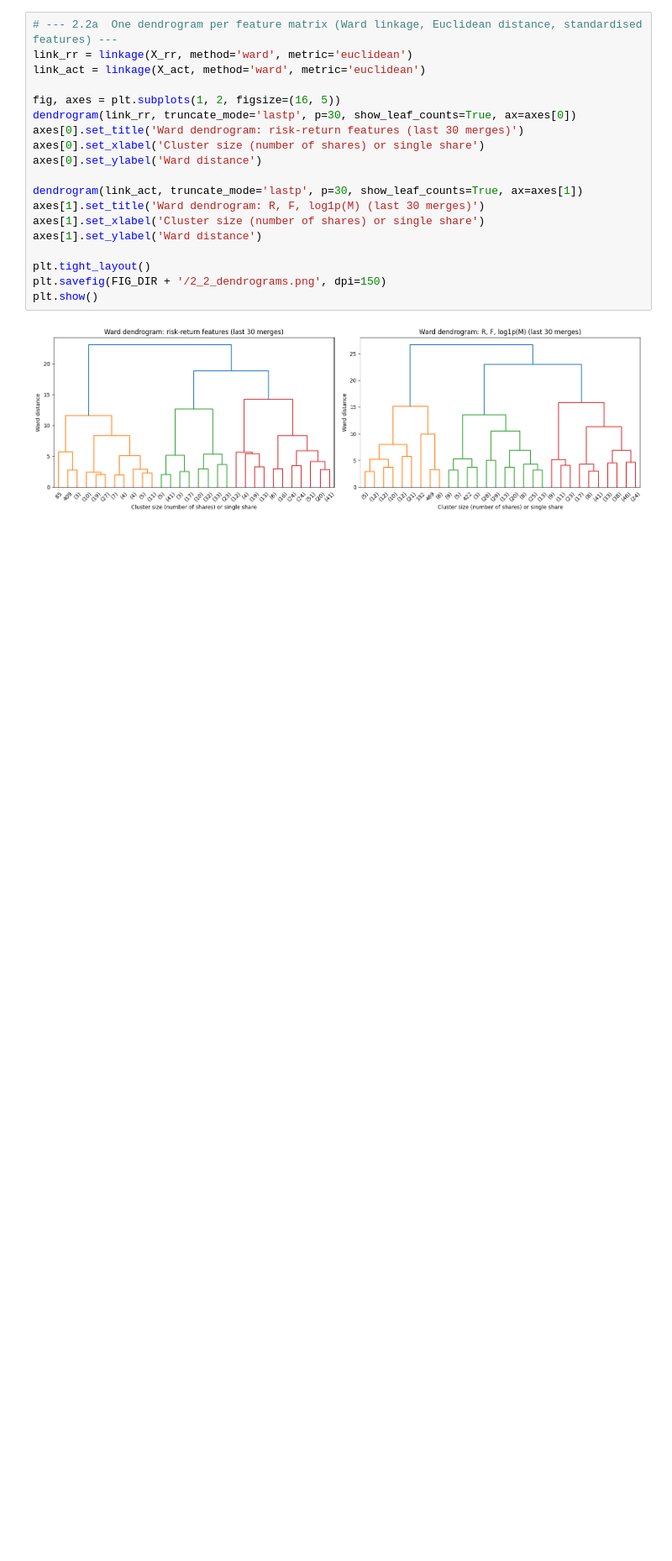
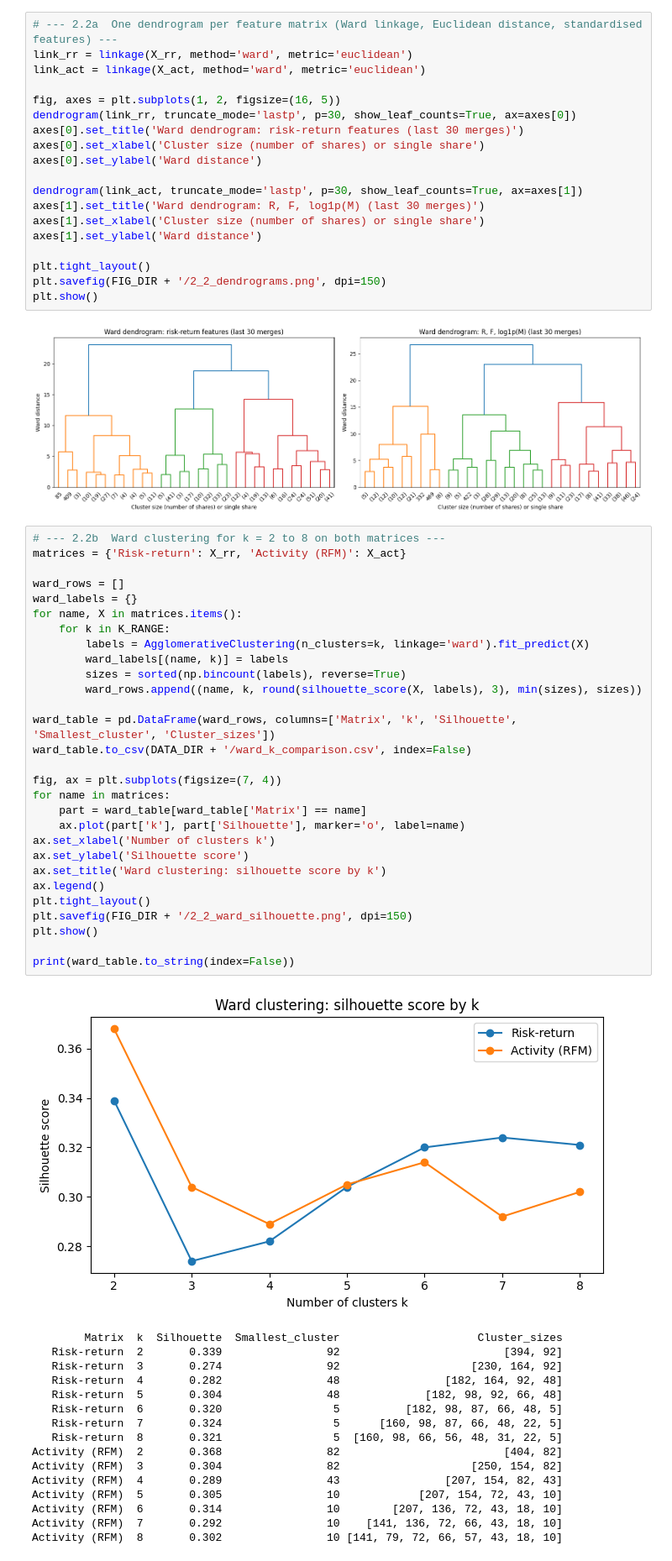
Before and after one commit to shahlyfayeek/crm-cwk1-stock-segmentation, a Jupyter notebook: CRM_CWK1_20521398.ipynb, the cells around one changed output. Shown at 84% size. Saved outputs shown, nothing was run; the diff lists cells and outputs as text; blank space fills up the shorter version.

Commit message:
2.2 Compare Ward cluster counts 2 to 8 using silhouette and cluster sizes

```diff
--- a/CRM_CWK1_20521398.ipynb
+++ b/CRM_CWK1_20521398.ipynb
@@ -975,3 +975,49 @@ plt.savefig(FIG_DIR + '/2_2_dendrograms.png', dpi=150)
 plt.show()
 # %% [output]
 [figure]
+# %%
+# --- 2.2b  Ward clustering for k = 2 to 8 on both matrices ---
+matrices = {'Risk-return': X_rr, 'Activity (RFM)': X_act}
+
+ward_rows = []
+ward_labels = {}
+for name, X in matrices.items():
+    for k in K_RANGE:
+        labels = AgglomerativeClustering(n_clusters=k, linkage='ward').fit_predict(X)
+        ward_labels[(name, k)] = labels
+        sizes = sorted(np.bincount(labels), reverse=True)
+        ward_rows.append((name, k, round(silhouette_score(X, labels), 3), min(sizes), sizes))
+
+ward_table = pd.DataFrame(ward_rows, columns=['Matrix', 'k', 'Silhouette', 'Smallest_cluster', 'Cluster_sizes'])
+ward_table.to_csv(DATA_DIR + '/ward_k_comparison.csv', index=False)
+
+fig, ax = plt.subplots(figsize=(7, 4))
+for name in matrices:
+    part = ward_table[ward_table['Matrix'] == name]
+    ax.plot(part['k'], part['Silhouette'], marker='o', label=name)
+ax.set_xlabel('Number of clusters k')
+ax.set_ylabel('Silhouette score')
+ax.set_title('Ward clustering: silhouette score by k')
+ax.legend()
+plt.tight_layout()
+plt.savefig(FIG_DIR + '/2_2_ward_silhouette.png', dpi=150)
+plt.show()
+
+print(ward_table.to_string(index=False))
+# %% [output]
+[figure, added]
+        Matrix  k  Silhouette  Smallest_cluster                     Cluster_sizes
+   Risk-return  2       0.339                92                         [394, 92]
+   Risk-return  3       0.274                92                    [230, 164, 92]
+   Risk-return  4       0.282                48                [182, 164, 92, 48]
+   Risk-return  5       0.304                48             [182, 98, 92, 66, 48]
+   Risk-return  6       0.320                 5          [182, 98, 87, 66, 48, 5]
+   Risk-return  7       0.324                 5      [160, 98, 87, 66, 48, 22, 5]
+   Risk-return  8       0.321                 5  [160, 98, 66, 56, 48, 31, 22, 5]
+Activity (RFM)  2       0.368                82                         [404, 82]
+Activity (RFM)  3       0.304                82                    [250, 154, 82]
+Activity (RFM)  4       0.289                43                [207, 154, 82, 43]
+Activity (RFM)  5       0.305                10            [207, 154, 72, 43, 10]
+Activity (RFM)  6       0.314                10        [207, 136, 72, 43, 18, 10]
+Activity (RFM)  7       0.292                10    [141, 136, 72, 66, 43, 18, 10]
+Activity (RFM)  8       0.302                10 [141, 79, 72, 66, 57, 43, 18, 10]
```
Also changed, not shown: parts of 1 cell of this notebook.
